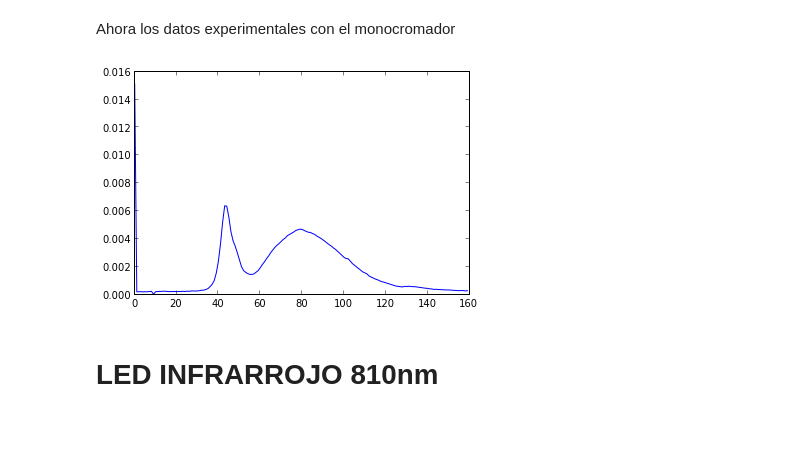
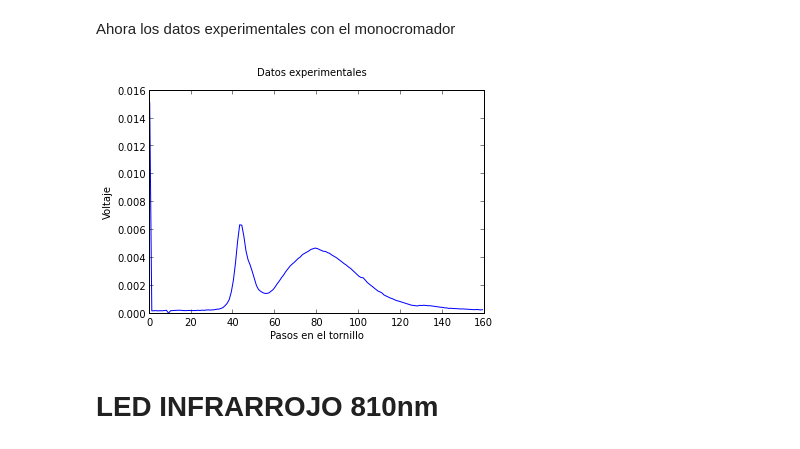
Before and after one commit to CristinaNavarrete/LabIntermedio, a Jupyter notebook: calculoslambdaLABINTER.ipynb, the cells around one changed output. Drawn from its saved outputs; the diff is of its cells as text; code cells hidden in the pictures.

```diff
--- a/calculoslambdaLABINTER.ipynb
+++ b/calculoslambdaLABINTER.ipynb
@@ -84,12 +94,15 @@ Ahora los datos experimentales con el monocromador
 # %%
 expe=loadtxt('datosMonocromador/LED_blanco_160.dat')
 posini=4.7 #en milimetros
 paso=expe[:,0]
 vale=expe[:,1]
+plt.suptitle('Datos experimentales')
 plot(paso, vale)
+xlabel('Pasos en el tornillo')
+ylabel('Voltaje')#Voltaje medido en el osciloscopio
 show()
 # %% [output]
-[figure, old version]
+[figure, new version]
 # %% [markdown]
 # LED INFRARROJO 810nm
 # %%
```
Also changed, not shown: parts of 9 cells of this notebook, 5 other files.
